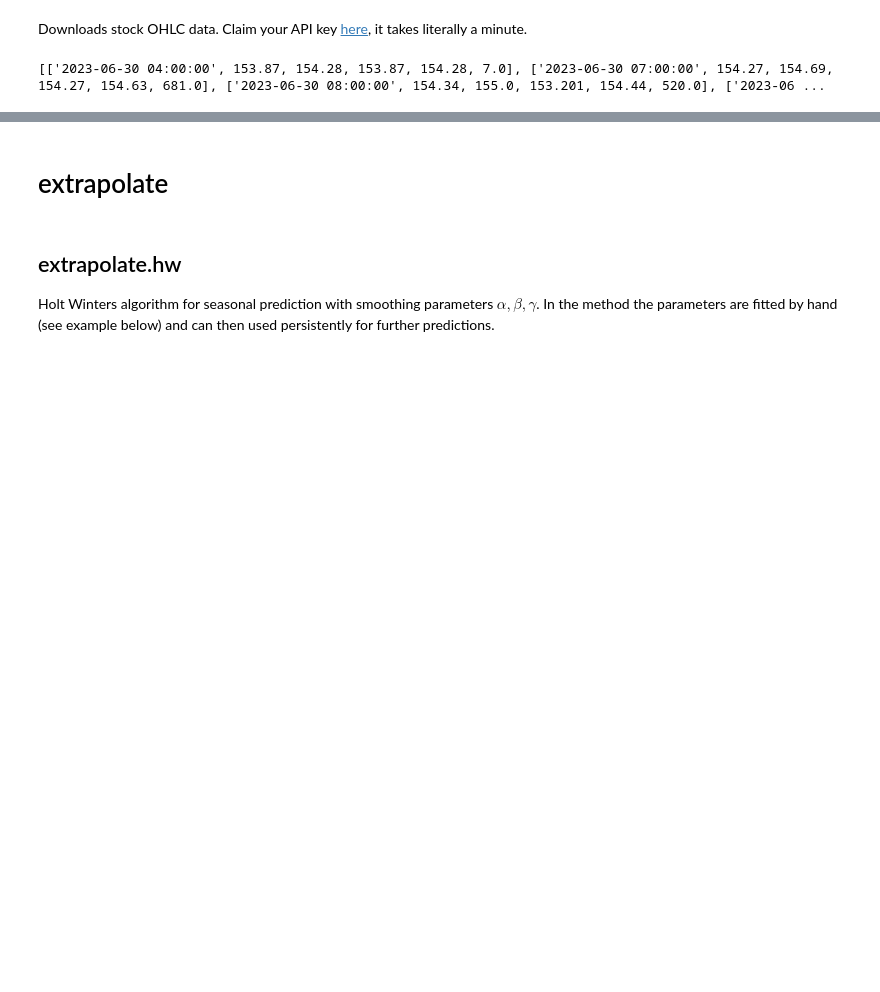
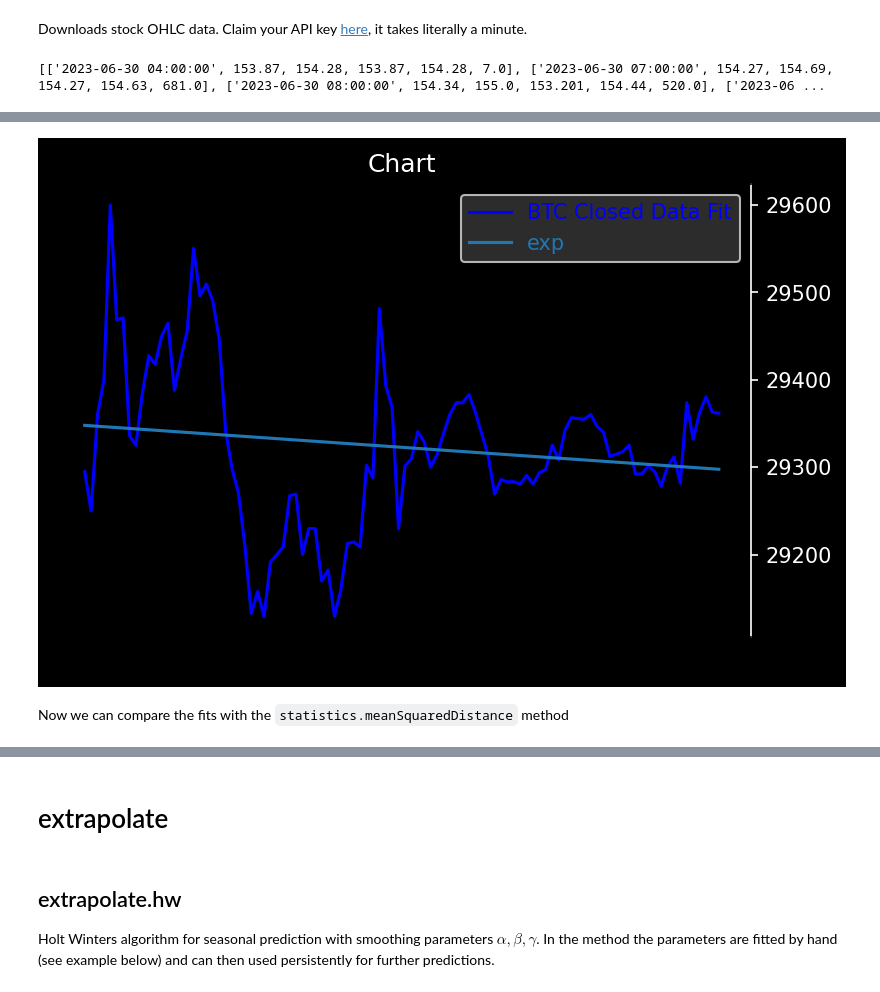
Before and after one commit to B0-B/chartPeer-trading, a Jupyter notebook: ChartPeer-SDK/tutorial.ipynb, the cells around one changed output, grey strips where cells are left out. Drawn from its saved outputs; the diff is of its cells as text; code cells hidden in the pictures; blank space fills up the shorter version.

```diff
--- a/ChartPeer-SDK/tutorial.ipynb
+++ b/ChartPeer-SDK/tutorial.ipynb
@@ -53,0 +136,13 @@ stock_data_closed = load.closedFromOhlc(ohlc)
+# %%
+plot.chart(
+    closed_array,
+    'BTC Closed Data Fit',
+    overlays={
+        'exp': fit_exp
+    },
+    timeset=np.arange(closed_array.shape[0] + overflow)
+)
+# %% [output]
+[figure, added]
+# %% [markdown]
+Now we can compare the fits with the `statistics.meanSquaredDistance` method
```
Also changed, not shown: parts of 27 cells of this notebook, 11 other files.
